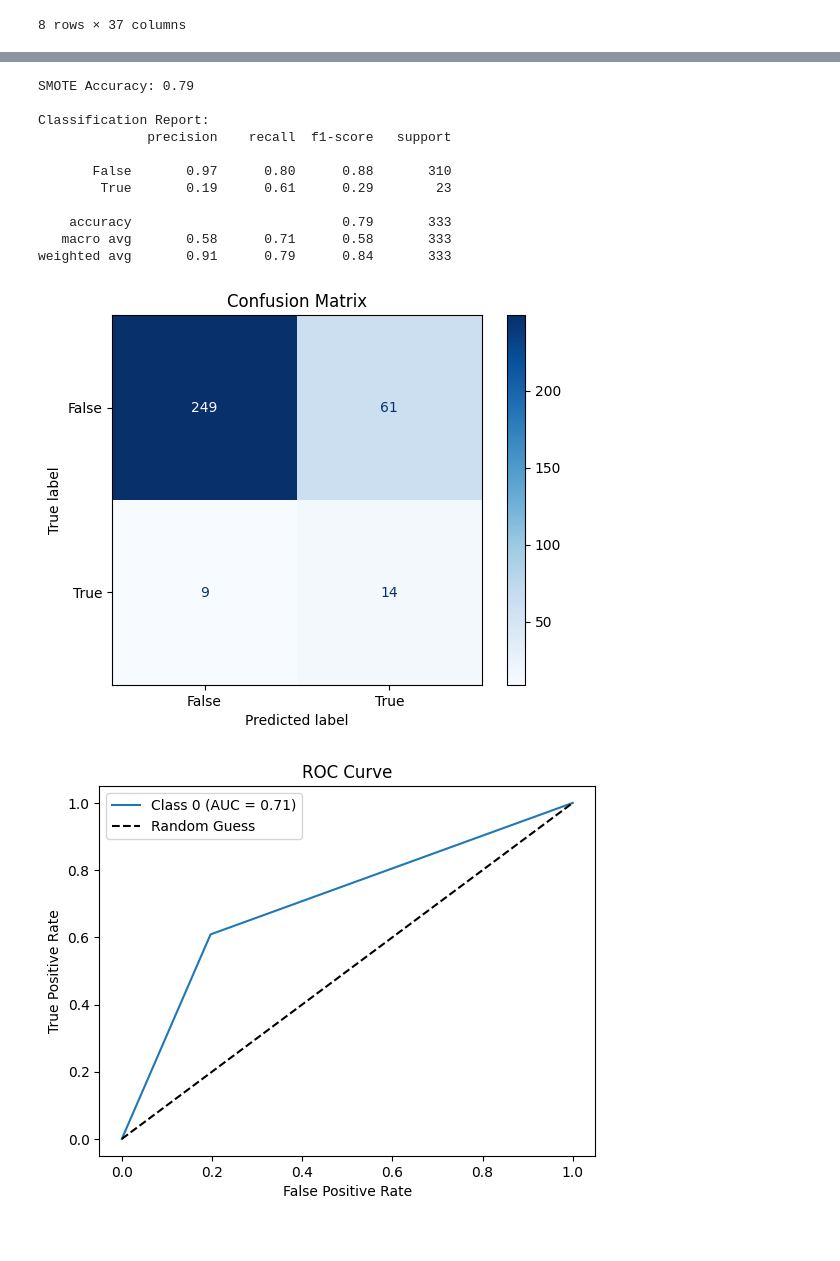
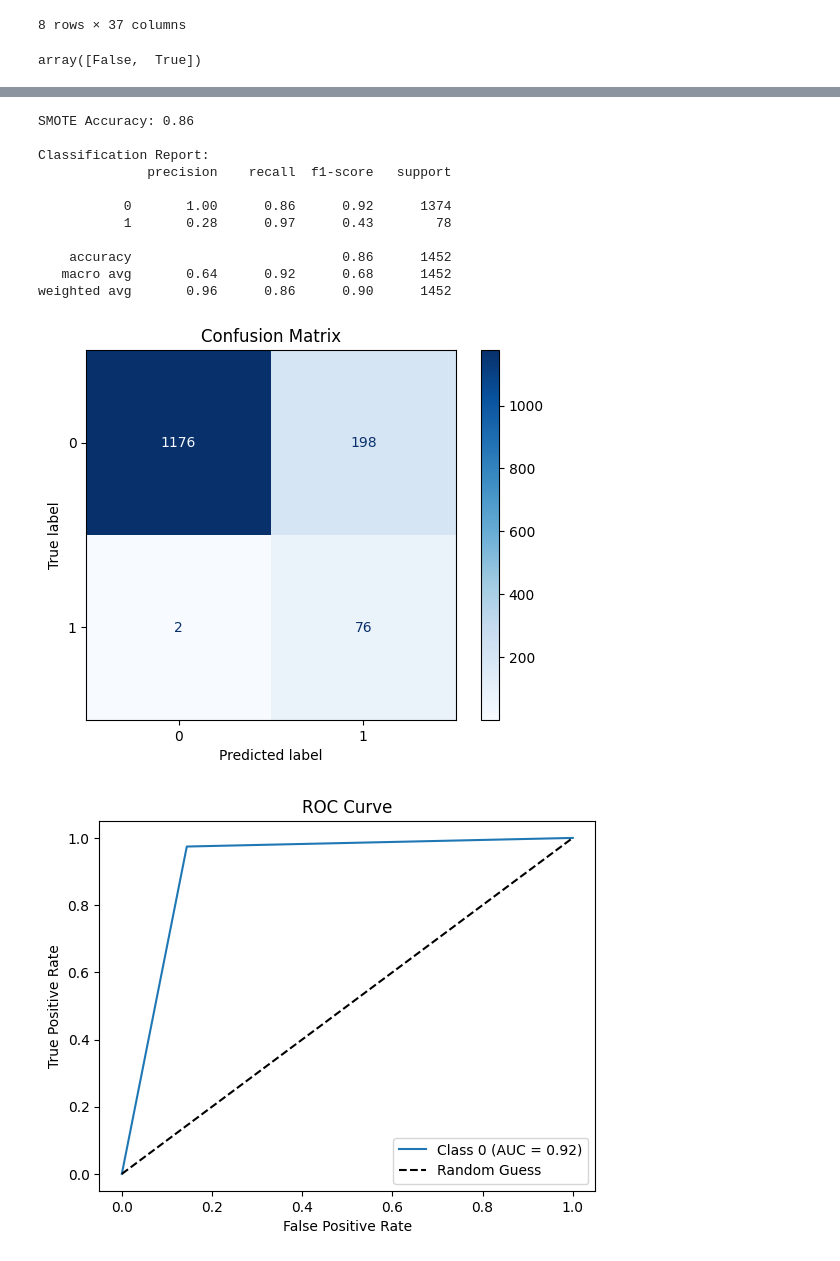
Before and after one commit to brunomfernandes45/random-forest-imbalanced-datasets, a Jupyter notebook: notebook.ipynb, the cells around one changed output, grey strips where cells are left out. Saved outputs shown, nothing was run; the diff lists cells and outputs as text; code cells hidden in the pictures.

```diff
--- a/notebook.ipynb
+++ b/notebook.ipynb
@@ -587,10 +589,14 @@ df.describe()
 | 75% | 8.500000 | 11.000000 | 3.000000 | 1.000000 | 5.000000 | 16.000000 | ... |
 | max | 77.000000 | 589.000000 | 24.000000 | 42.000000 | 78.000000 | 1148.000000 | ... |
 8 rows × 37 columns
+# %%
+df["c"].unique()
+# %% [output]
+array([False,  True])
 # %%
 # run the algorithms
 # %%
-dataset_id = imbalanced_datasets[3]["Dataset ID"]
+dataset_id = imbalanced_datasets[0]["Dataset ID"]
 print("Dataset ID:", dataset_id)
 data = openml.datasets.get_dataset(dataset_id)
 
@@ -772,13 +782,13 @@ No non-numeric features to encode.
-SMOTE Accuracy: 0.79
+SMOTE Accuracy: 0.86
 
 Classification Report:
               precision    recall  f1-score   support
 
-       False       0.97      0.80      0.88       310
-        True       0.19      0.61      0.29        23
+           0       1.00      0.86      0.92      1374
+           1       0.28      0.97      0.43        78
 
-    accuracy                           0.79       333
-   macro avg       0.58      0.71      0.58       333
-weighted avg       0.91      0.79      0.84       333
+    accuracy                           0.86      1452
+   macro avg       0.64      0.92      0.68      1452
+weighted avg       0.96      0.86      0.90      1452
-[figure, old version]
+[figure, new version]
-[figure, old version]
+[figure, new version]
```
Also changed, not shown: parts of 2 cells of this notebook.
